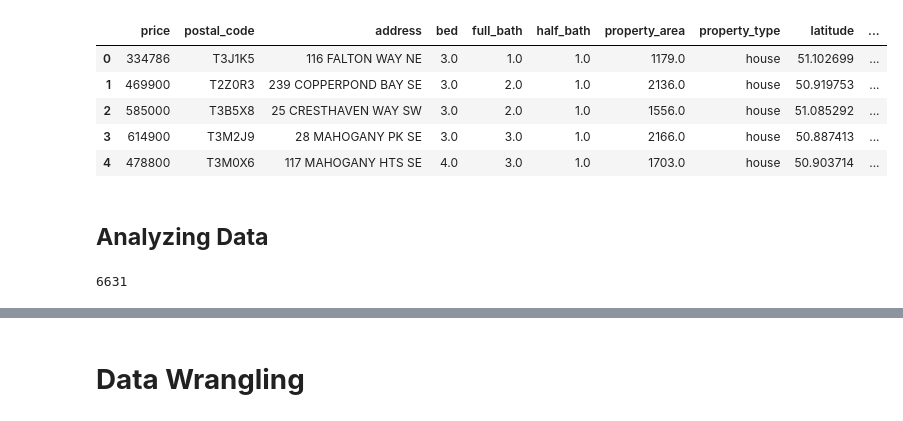
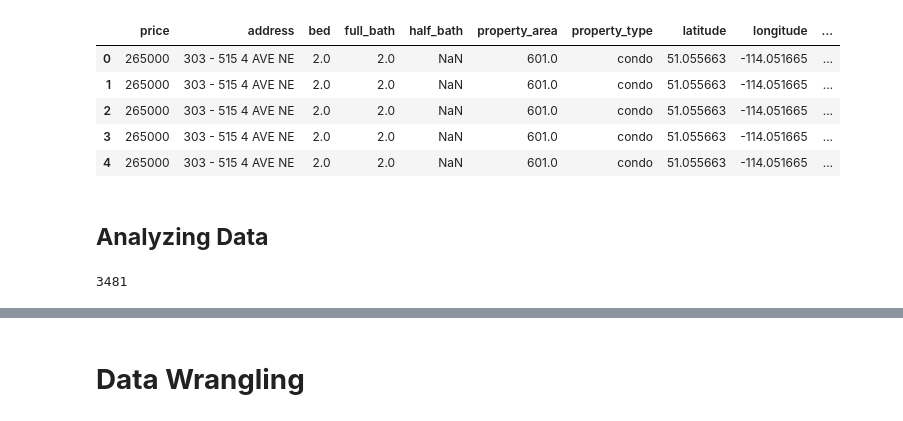
Before and after one commit to dayothompson/ML_Project, a Jupyter notebook: ML_Project.ipynb, the cells around one changed output, grey strips where cells are left out. Drawn from its saved outputs; the diff is of its cells as text; code cells hidden in the pictures.

```diff
--- a/ML_Project.ipynb
+++ b/ML_Project.ipynb
@@ -10,22 +10,22 @@ import math
 import warnings
 warnings.filterwarnings("ignore")
 # %%
-house_info = pd.read_csv("https://dayotestdb.s3.us-east-2.amazonaws.com/calgary_listings-1-100.csv")
+house_info = pd.read_csv("https://dayotestdb.s3.us-east-2.amazonaws.com/listings_and_scores2.csv")
 house_info.head()
 # %% [output]
-|  | price | postal_code | address | bed | full_bath | half_bath | property_area | property_type | latitude | ... |
-| 0 | 334786 | T3J1K5 | 116 FALTON WAY NE | 3.0 | 1.0 | 1.0 | 1179.0 | house | 51.102699 | ... |
-| 1 | 469900 | T2Z0R3 | 239 COPPERPOND BAY SE | 3.0 | 2.0 | 1.0 | 2136.0 | house | 50.919753 | ... |
-| 2 | 585000 | T3B5X8 | 25 CRESTHAVEN WAY SW | 3.0 | 2.0 | 1.0 | 1556.0 | house | 51.085292 | ... |
-| 3 | 614900 | T3M2J9 | 28 MAHOGANY PK SE | 3.0 | 3.0 | 1.0 | 2166.0 | house | 50.887413 | ... |
-| 4 | 478800 | T3M0X6 | 117 MAHOGANY HTS SE | 4.0 | 3.0 | 1.0 | 1703.0 | house | 50.903714 | ... |
+|  | price | address | bed | full_bath | half_bath | property_area | property_type | latitude | longitude | ... |
+| 0 | 265000 | 303 - 515 4 AVE NE | 2.0 | 2.0 | NaN | 601.0 | condo | 51.055663 | -114.051665 | ... |
+| 1 | 265000 | 303 - 515 4 AVE NE | 2.0 | 2.0 | NaN | 601.0 | condo | 51.055663 | -114.051665 | ... |
+| 2 | 265000 | 303 - 515 4 AVE NE | 2.0 | 2.0 | NaN | 601.0 | condo | 51.055663 | -114.051665 | ... |
+| 3 | 265000 | 303 - 515 4 AVE NE | 2.0 | 2.0 | NaN | 601.0 | condo | 51.055663 | -114.051665 | ... |
+| 4 | 265000 | 303 - 515 4 AVE NE | 2.0 | 2.0 | NaN | 601.0 | condo | 51.055663 | -114.051665 | ... |
 # %% [markdown]
 ## **Analyzing Data**
 # %%
-house_info = house_info[house_info["price"] < 1000000]
+house_info = house_info[house_info["price"] < 1500000]
 len(house_info)
 # %% [output]
-6631
+3481
 # %%
 sns.set_style('white')
 plt.figure(figsize=(10, 6))
```
Also changed, not shown: parts of 21 cells of this notebook.
